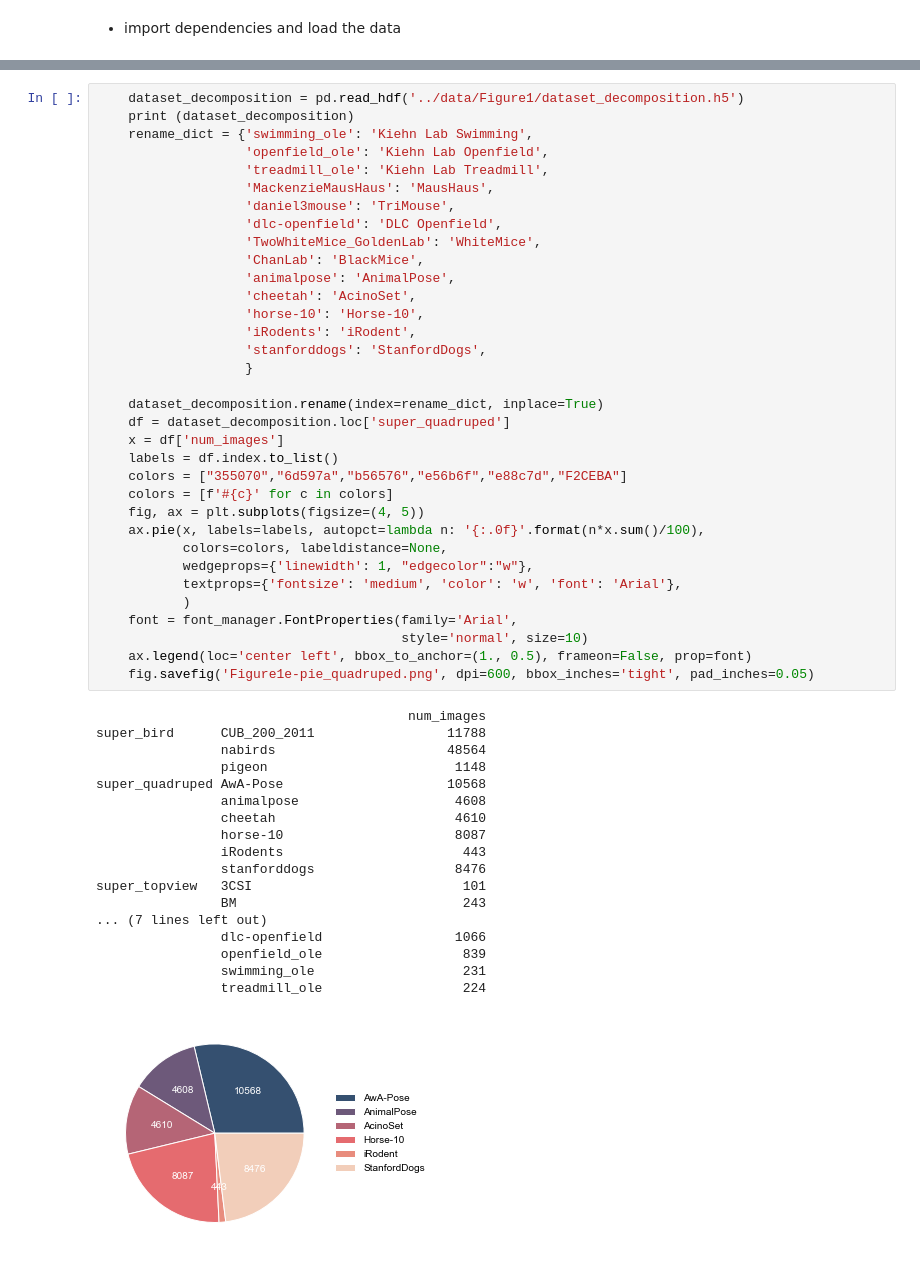
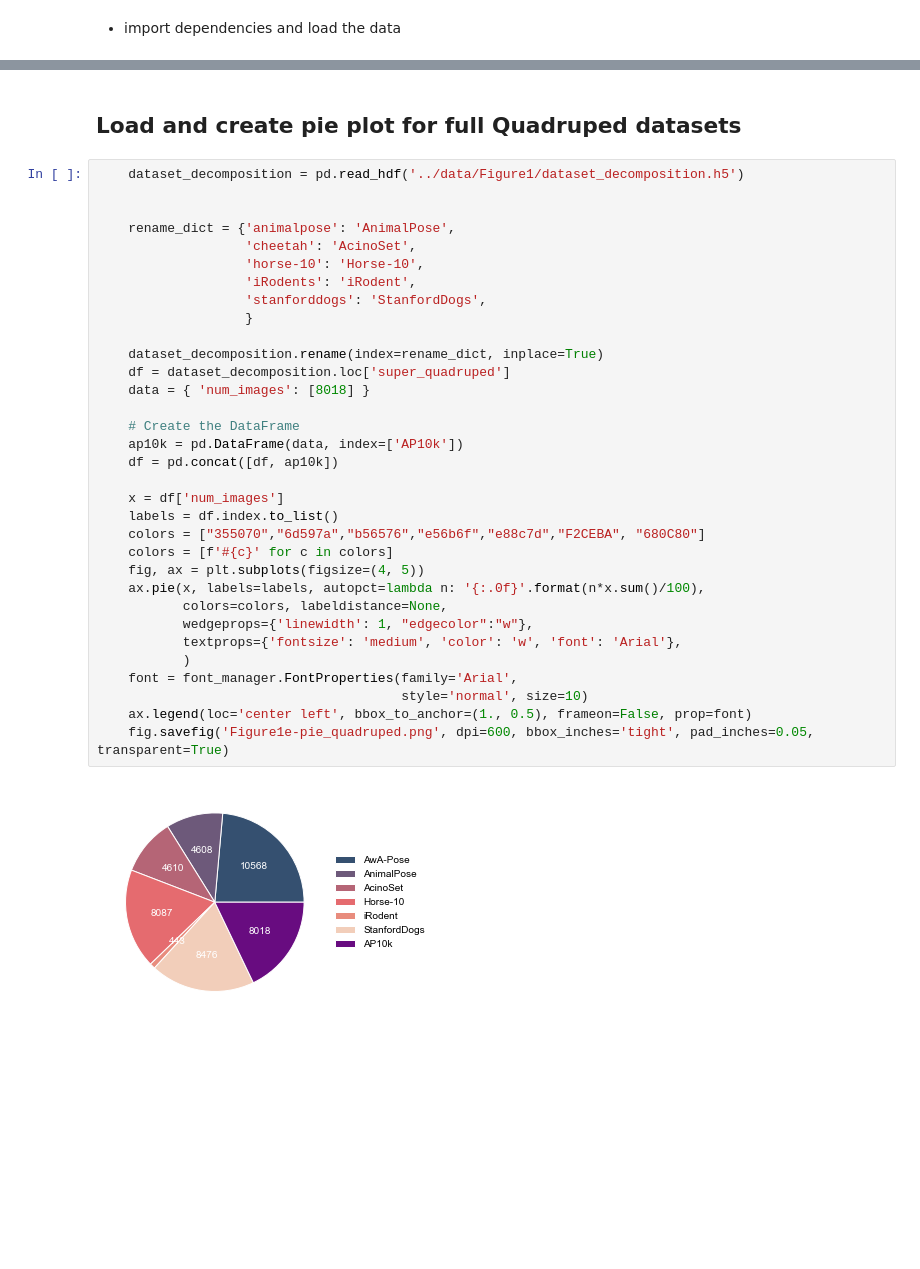
Before and after one commit to AdaptiveMotorControlLab/modelzoo-figures, a Jupyter notebook: figures/Extended_Figure1.ipynb, the cells around one changed output, grey strips where cells are left out. Drawn from its saved outputs; the diff is of its cells as text; blank space fills up the shorter version.

Commit message:
updated extended figure 1

```diff
--- a/figures/Extended_Figure1.ipynb
+++ b/figures/Extended_Figure1.ipynb
@@ -51,53 +50,37 @@ def plot_figure1e():
+# %% [markdown]
+## Load and create pie plot for full Quadruped datasets
 # %%
     dataset_decomposition = pd.read_hdf('../data/Figure1/dataset_decomposition.h5')
-    print (dataset_decomposition)
-    rename_dict = {'swimming_ole': 'Kiehn Lab Swimming',
-                   'openfield_ole': 'Kiehn Lab Openfield',
-                   'treadmill_ole': 'Kiehn Lab Treadmill',
-                   'MackenzieMausHaus': 'MausHaus',
-                   'daniel3mouse': 'TriMouse',
-                   'dlc-openfield': 'DLC Openfield',
-                   'TwoWhiteMice_GoldenLab': 'WhiteMice',
-                   'ChanLab': 'BlackMice',
-                   'animalpose': 'AnimalPose',
+
+
+    rename_dict = {'animalpose': 'AnimalPose',
                    'cheetah': 'AcinoSet',
                    'horse-10': 'Horse-10',
                    'iRodents': 'iRodent',
                    'stanforddogs': 'StanfordDogs',
                    }
 
     dataset_decomposition.rename(index=rename_dict, inplace=True)
     df = dataset_decomposition.loc['super_quadruped']
+    data = { 'num_images': [8018] }
+
+    # Create the DataFrame
+    ap10k = pd.DataFrame(data, index=['AP10k'])
+    df = pd.concat([df, ap10k])
+
     x = df['num_images']
     labels = df.index.to_list()
-    colors = ["355070","6d597a","b56576","e56b6f","e88c7d","F2CEBA"]
+    colors = ["355070","6d597a","b56576","e56b6f","e88c7d","F2CEBA", "680C80"]
     colors = [f'#{c}' for c in colors]
     fig, ax = plt.subplots(figsize=(4, 5))
     ax.pie(x, labels=labels, autopct=lambda n: '{:.0f}'.format(n*x.sum()/100),
            colors=colors, labeldistance=None,
            wedgeprops={'linewidth': 1, "edgecolor":"w"},
            textprops={'fontsize': 'medium', 'color': 'w', 'font': 'Arial'},
            )
     font = font_manager.FontProperties(family='Arial',
                                        style='normal', size=10)
     ax.legend(loc='center left', bbox_to_anchor=(1., 0.5), frameon=False, prop=font)
-    fig.savefig('Figure1e-pie_quadruped.png', dpi=600, bbox_inches='tight', pad_inches=0.05)
+    fig.savefig('Figure1e-pie_quadruped.png', dpi=600, bbox_inches='tight', pad_inches=0.05,  transparent=True)
 # %% [output]
-                                        num_images
-super_bird      CUB_200_2011                 11788
-                nabirds                      48564
-                pigeon                        1148
-super_quadruped AwA-Pose                     10568
-                animalpose                    4608
-                cheetah                       4610
-                horse-10                      8087
-                iRodents                       443
-                stanforddogs                  8476
-super_topview   3CSI                           101
-                BM                             243
-... (7 lines left out)
-                dlc-openfield                 1066
-                openfield_ole                  839
-                swimming_ole                   231
-                treadmill_ole                  224
-[figure, old version]
+[figure, new version]
```
Also changed, not shown: parts of 6 cells of this notebook.
